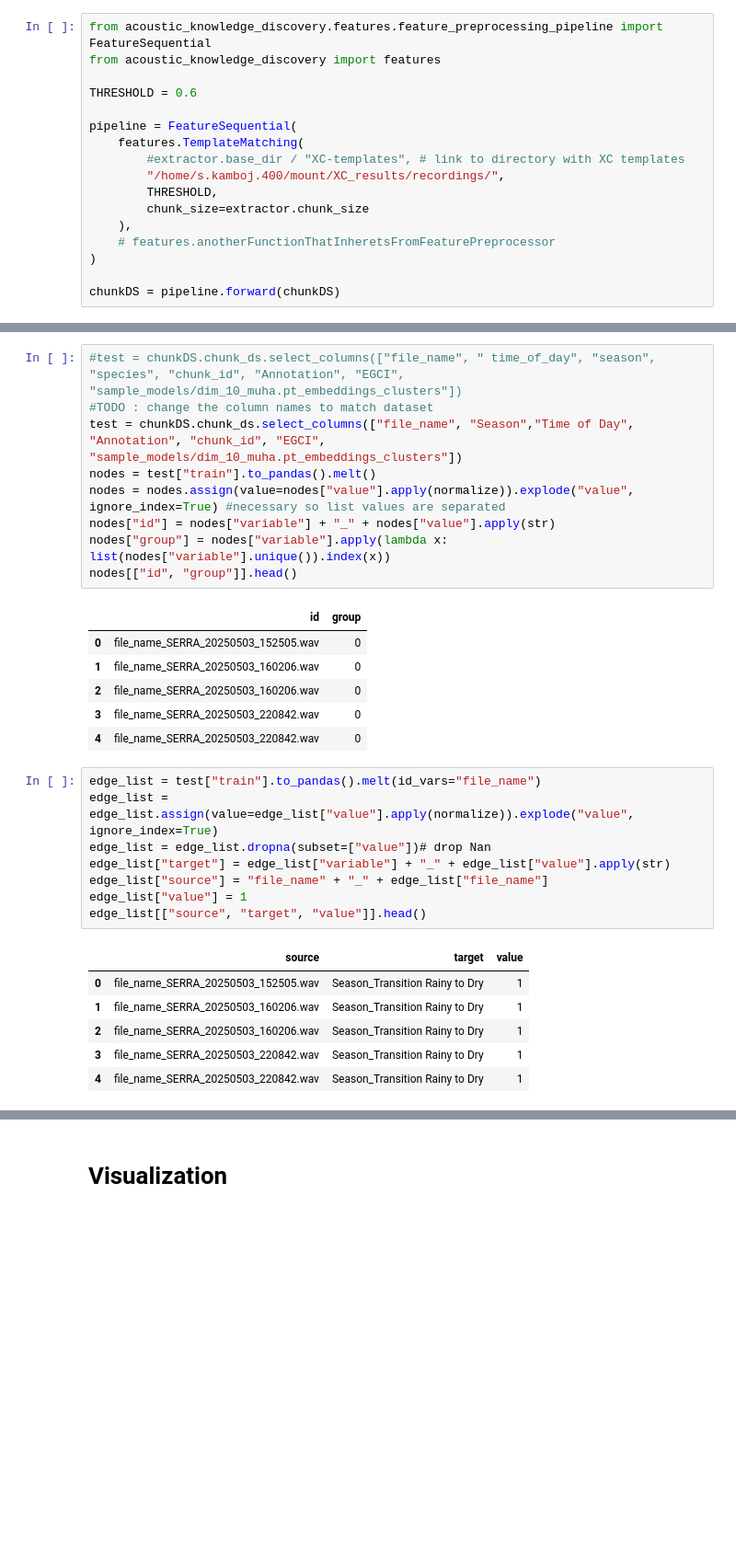
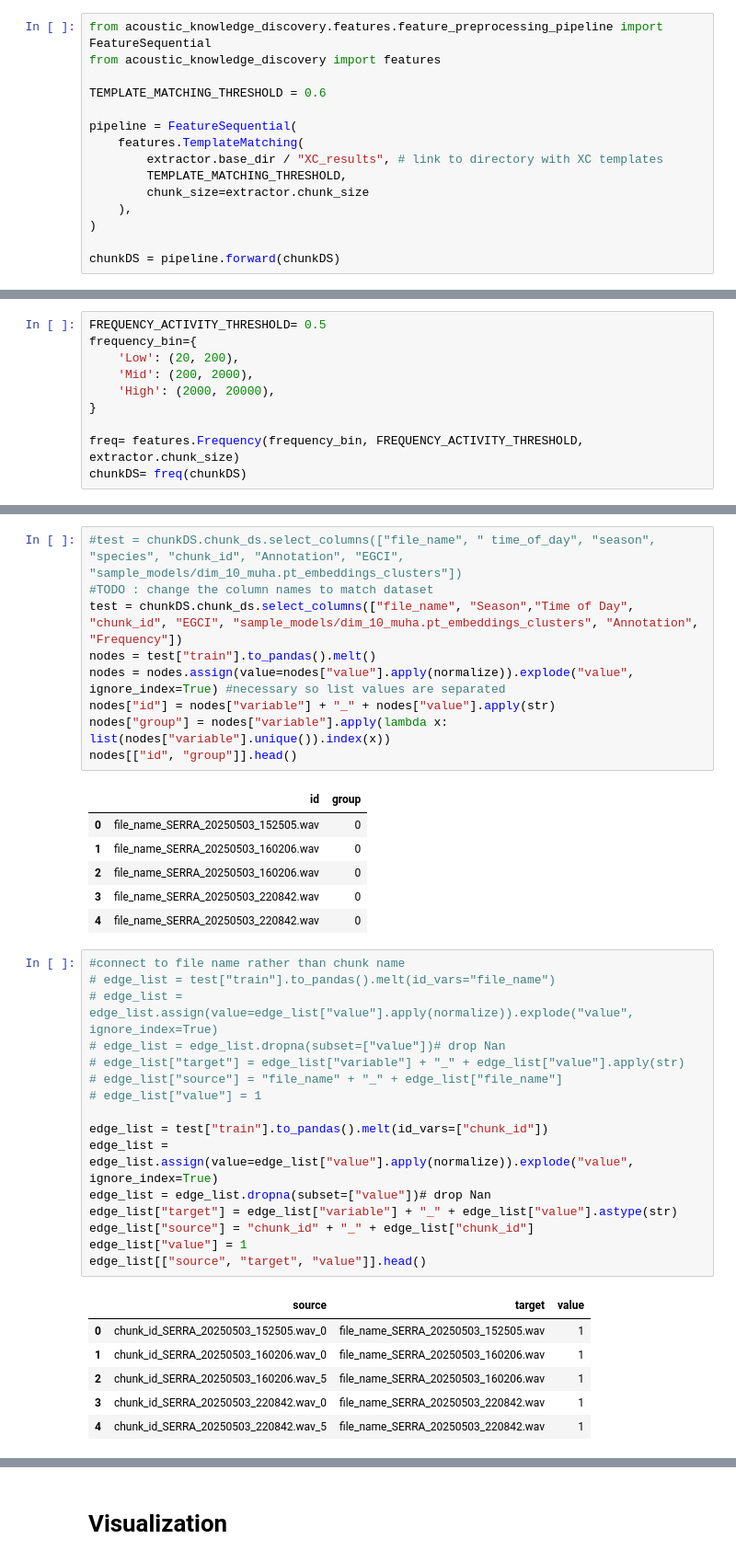
Before and after one commit to UCSD-E4E/acoustic_knowledge_discovery, a Jupyter notebook: train_demo.ipynb, the cells around one changed output, grey strips where cells are left out. Shown at 92% size. Saved outputs shown, nothing was run; the diff lists cells and outputs as text; blank space fills up the shorter version.

```diff
--- a/train_demo.ipynb
+++ b/train_demo.ipynb
@@ -74,16 +55,14 @@ File-level Operations
 from acoustic_knowledge_discovery.features.feature_preprocessing_pipeline import FeatureSequential
 from acoustic_knowledge_discovery import features
 
-THRESHOLD = 0.6
+TEMPLATE_MATCHING_THRESHOLD = 0.6
 
 pipeline = FeatureSequential(
     features.TemplateMatching(
-        #extractor.base_dir / "XC-templates", # link to directory with XC templates
-        "/home/s.kamboj.400/mount/XC_results/recordings/",
-        THRESHOLD,
+        extractor.base_dir / "XC_results", # link to directory with XC templates
+        TEMPLATE_MATCHING_THRESHOLD,
         chunk_size=extractor.chunk_size
     ),
-    # features.anotherFunctionThatInheretsFromFeaturePreprocessor
 )
 
 chunkDS = pipeline.forward(chunkDS)
@@ -225,2 +93,12 @@ from acoustic_knowledge_discovery import features
 egci = features.EGCI()
 chunkDS= egci(chunkDS, extractor.chunk_size, num_proc=1)
+# %%
+FREQUENCY_ACTIVITY_THRESHOLD= 0.5
+frequency_bin={
+    'Low': (20, 200),
+    'Mid': (200, 2000),
+    'High': (2000, 20000),
+}
+
+freq= features.Frequency(frequency_bin, FREQUENCY_ACTIVITY_THRESHOLD, extractor.chunk_size)
+chunkDS= freq(chunkDS)
@@ -348,7 +239,7 @@ def normalize(v):
 # %%
 #test = chunkDS.chunk_ds.select_columns(["file_name", " time_of_day", "season", "species", "chunk_id", "Annotation", "EGCI", "sample_models/dim_10_muha.pt_embeddings_clusters"])
 #TODO : change the column names to match dataset
-test = chunkDS.chunk_ds.select_columns(["file_name", "Season","Time of Day", "Annotation", "chunk_id", "EGCI", "sample_models/dim_10_muha.pt_embeddings_clusters"])
+test = chunkDS.chunk_ds.select_columns(["file_name", "Season","Time of Day", "chunk_id", "EGCI", "sample_models/dim_10_muha.pt_embeddings_clusters", "Annotation", "Frequency"])
 nodes = test["train"].to_pandas().melt()
 nodes = nodes.assign(value=nodes["value"].apply(normalize)).explode("value", ignore_index=True) #necessary so list values are separated
 nodes["id"] = nodes["variable"] + "_" + nodes["value"].apply(str)
@@ -362,17 +253,25 @@ nodes[["id", "group"]].head()
 | 3 | file_name_SERRA_20250503_220842.wav | 0 |
 | 4 | file_name_SERRA_20250503_220842.wav | 0 |
 # %%
-edge_list = test["train"].to_pandas().melt(id_vars="file_name")
+#connect to file name rather than chunk name
+# edge_list = test["train"].to_pandas().melt(id_vars="file_name")
+# edge_list = edge_list.assign(value=edge_list["value"].apply(normalize)).explode("value", ignore_index=True)
+# edge_list = edge_list.dropna(subset=["value"])# drop Nan
+# edge_list["target"] = edge_list["variable"] + "_" + edge_list["value"].apply(str)
+# edge_list["source"] = "file_name" + "_" + edge_list["file_name"]
+# edge_list["value"] = 1
+
+edge_list = test["train"].to_pandas().melt(id_vars=["chunk_id"])
 edge_list = edge_list.assign(value=edge_list["value"].apply(normalize)).explode("value", ignore_index=True)
 edge_list = edge_list.dropna(subset=["value"])# drop Nan
-edge_list["target"] = edge_list["variable"] + "_" + edge_list["value"].apply(str)
-edge_list["source"] = "file_name" + "_" + edge_list["file_name"]
+edge_list["target"] = edge_list["variable"] + "_" + edge_list["value"].astype(str)
+edge_list["source"] = "chunk_id" + "_" + edge_list["chunk_id"]
 edge_list["value"] = 1
 edge_list[["source", "target", "value"]].head()
 # %% [output]
 |  | source | target | value |
-| 0 | file_name_SERRA_20250503_152505.wav | Season_Transition Rainy to Dry | 1 |
-| 1 | file_name_SERRA_20250503_160206.wav | Season_Transition Rainy to Dry | 1 |
-| 2 | file_name_SERRA_20250503_160206.wav | Season_Transition Rainy to Dry | 1 |
-| 3 | file_name_SERRA_20250503_220842.wav | Season_Transition Rainy to Dry | 1 |
-| 4 | file_name_SERRA_20250503_220842.wav | Season_Transition Rainy to Dry | 1 |
+| 0 | chunk_id_SERRA_20250503_152505.wav_0 | file_name_SERRA_20250503_152505.wav | 1 |
+| 1 | chunk_id_SERRA_20250503_160206.wav_0 | file_name_SERRA_20250503_160206.wav | 1 |
+| 2 | chunk_id_SERRA_20250503_160206.wav_5 | file_name_SERRA_20250503_160206.wav | 1 |
+| 3 | chunk_id_SERRA_20250503_220842.wav_0 | file_name_SERRA_20250503_220842.wav | 1 |
+| 4 | chunk_id_SERRA_20250503_220842.wav_5 | file_name_SERRA_20250503_220842.wav | 1 |
```
Also changed, not shown: parts of 22 cells of this notebook, 3 other files.
